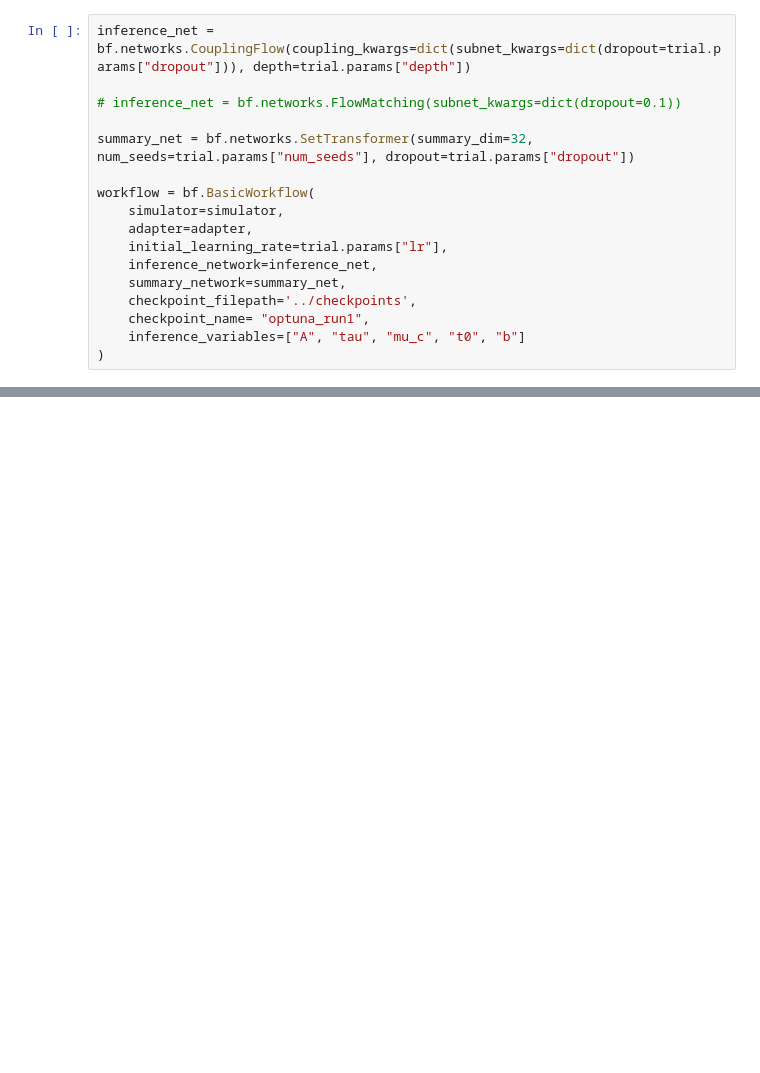
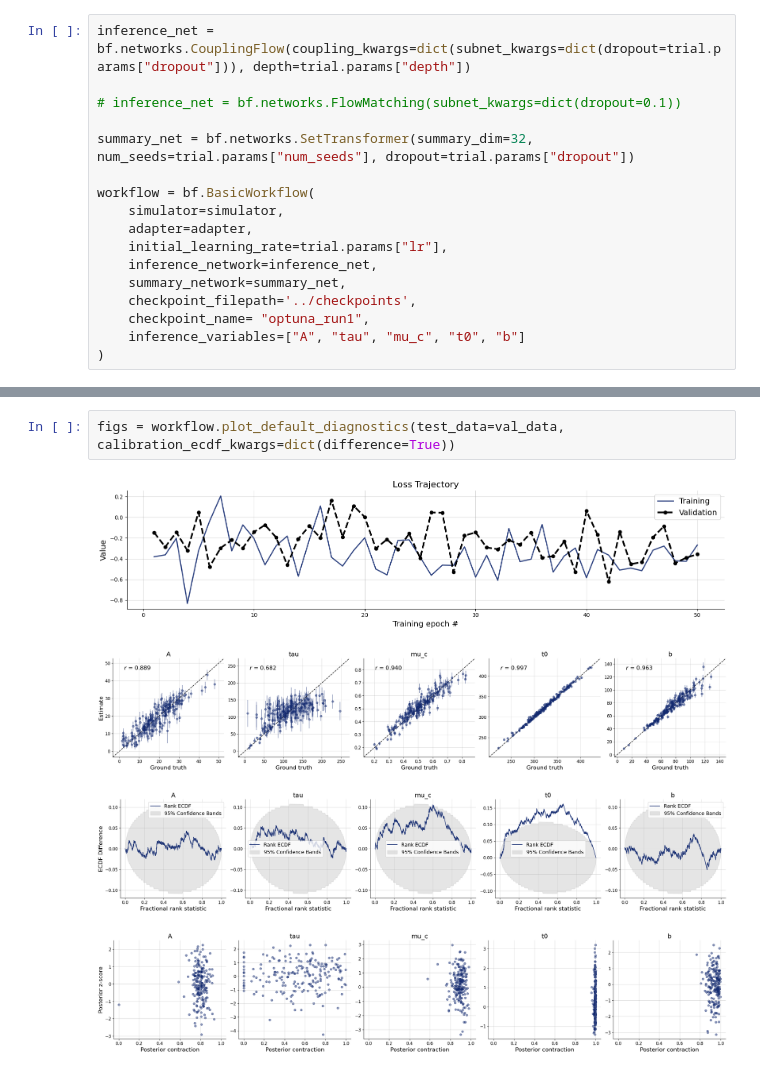
Before and after one commit to simschaefer/amortized-dmc, a Jupyter notebook: scripts/dmc_optuna.ipynb, the cells around one changed output, grey strips where cells are left out. Cells and saved outputs as stored; diff of their text form; blank space fills up the shorter version.

```diff
--- a/scripts/dmc_optuna.ipynb
+++ b/scripts/dmc_optuna.ipynb
@@ -216,0 +239,7 @@ history = workflow.fit_offline(train_data, epochs=50, batch_size=batch_size, val
+# %%
+figs = workflow.plot_default_diagnostics(test_data=val_data, calibration_ecdf_kwargs=dict(difference=True))
+# %% [output]
+[figure, added]
+[figure, added]
+[figure, added]
+[figure, added]
```
Also changed, not shown: parts of 1 cell of this notebook, 6 other files.
